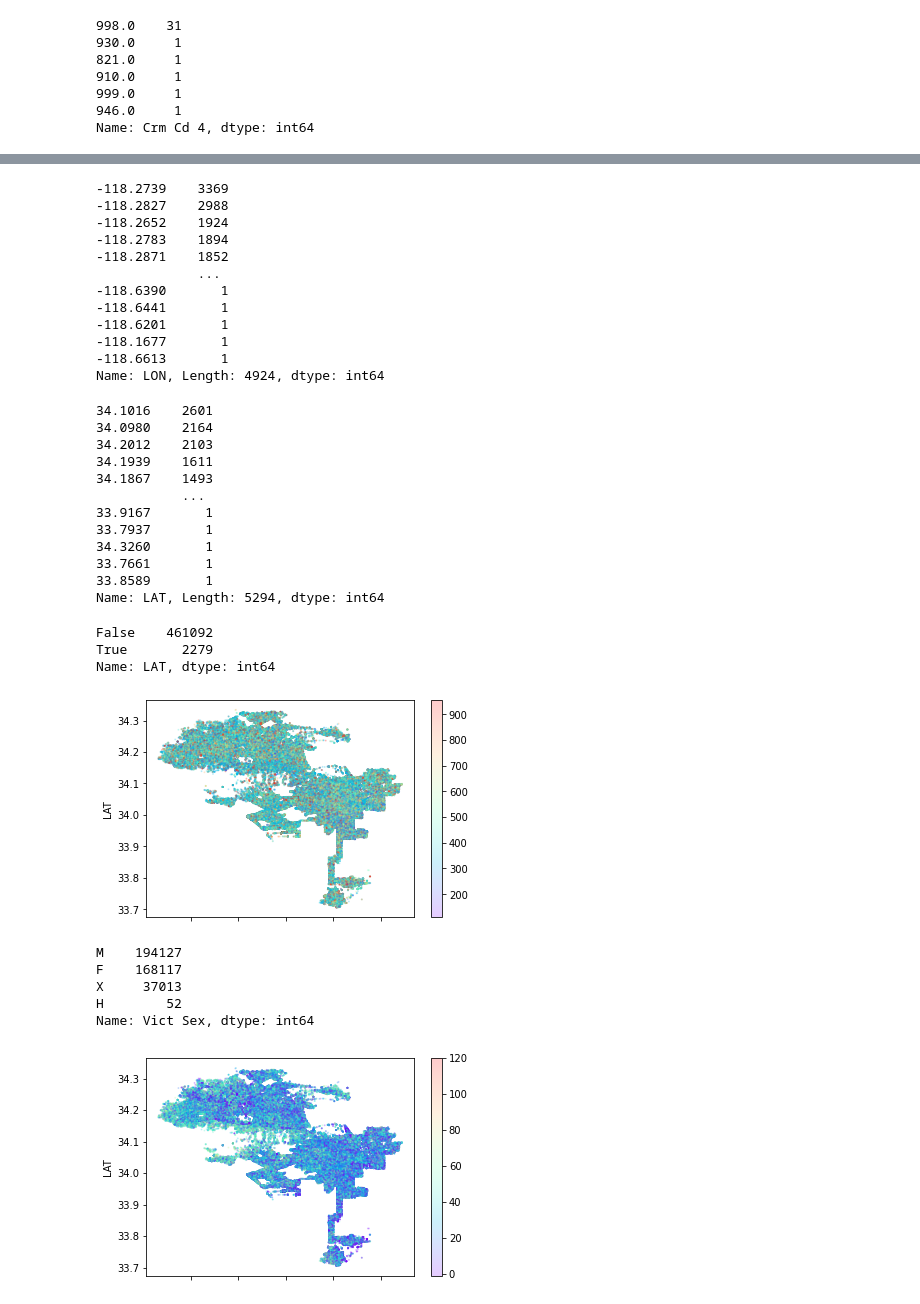
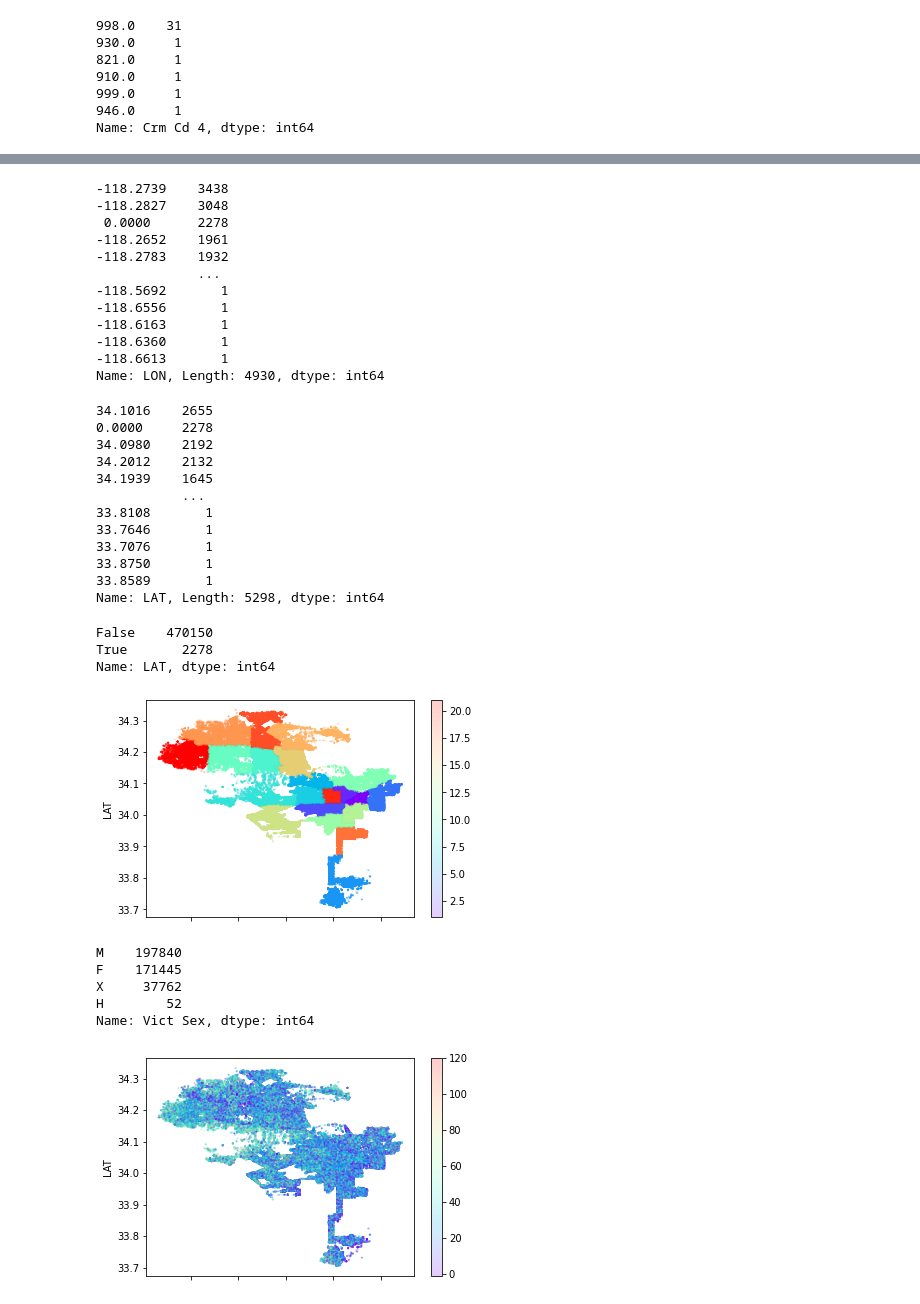
Before and after one commit to cojitamboe15/LACrimeDataML, a Jupyter notebook: LACrimeML.ipynb, the cells around one changed output, grey strips where cells are left out. Drawn from its saved outputs; the diff is of its cells as text; code cells hidden in the pictures.

```diff
--- a/LACrimeML.ipynb
+++ b/LACrimeML.ipynb
@@ -330,3 +268,3 @@ copy['Vict Age'].hist(bins=25, figsize=(6, 6));
 # %%
-# replace the 0 values in vict age with mean
-copy.loc[copy["Vict Age"] == 0.0] = copy["Vict Age"].mean()
+# replace vict age
+copy["Vict Age"].replace(to_replace = 0, value = copy["Vict Age"].mean(), inplace=True)
@@ -351,34 +294,34 @@ sns.heatmap(copy.corr(), annot=True, vmin=-1, vmax=1, cmap='seismic')
 # LON has 0 values.
 copy.LON.value_counts()
 # %% [output]
--118.2739    3369
--118.2827    2988
--118.2652    1924
--118.2783    1894
--118.2871    1852
+-118.2739    3438
+-118.2827    3048
+ 0.0000      2278
+-118.2652    1961
+-118.2783    1932
              ...
--118.6390       1
--118.6441       1
--118.6201       1
--118.1677       1
+-118.5692       1
+-118.6556       1
+-118.6163       1
+-118.6360       1
 -118.6613       1
-Name: LON, Length: 4924, dtype: int64
+Name: LON, Length: 4930, dtype: int64
 # %%
 # LAT has 0 values.
 copy.LAT.value_counts()
 # %% [output]
-34.1016    2601
-34.0980    2164
-34.2012    2103
-34.1939    1611
-34.1867    1493
+34.1016    2655
+0.0000     2278
+34.0980    2192
+34.2012    2132
+34.1939    1645
            ...
-33.9167       1
-33.7937       1
-34.3260       1
-33.7661       1
+33.8108       1
+33.7646       1
+33.7076       1
+33.8750       1
 33.8589       1
-Name: LAT, Length: 5294, dtype: int64
+Name: LAT, Length: 5298, dtype: int64
 # %%
 # current solution: Alter LAT and LON rows with 0 values to nans- TODO
 # copy = copy[copy.LAT != 0]
@@ -391,22 +334,22 @@ copy.loc[copy["LON"] == 0.0000] = np.nan
 # verify 0 values converted to nan
 copy.LAT.isnull().value_counts()
 # %% [output]
-False    461092
-True       2279
+False    470150
+True       2278
 Name: LAT, dtype: int64
 # %%
 # view geographical data by plotting the latitude and longitude. Los Angeles has a horrible layout.
 # Displays the 21 police districts
-copy.plot(kind="scatter", x="LON", y="LAT", alpha=0.2,  s=1, c=data["Crm Cd 1"], cmap='rainbow');
+copy.plot(kind="scatter", x="LON", y="LAT", alpha=0.2,  s=1, c=data["AREA"], cmap='rainbow');
 # %% [output]
-[figure, old version]
+[figure, new version]
 # %%
 # what the hell is h, data catalog does not specify.
 copy['Vict Sex'].value_counts()
 # %% [output]
-M    194127
-F    168117
-X     37013
+M    197840
+F    171445
+X     37762
 H        52
 Name: Vict Sex, dtype: int64
 # %%
```
Also changed, not shown: parts of 21 cells of this notebook.
